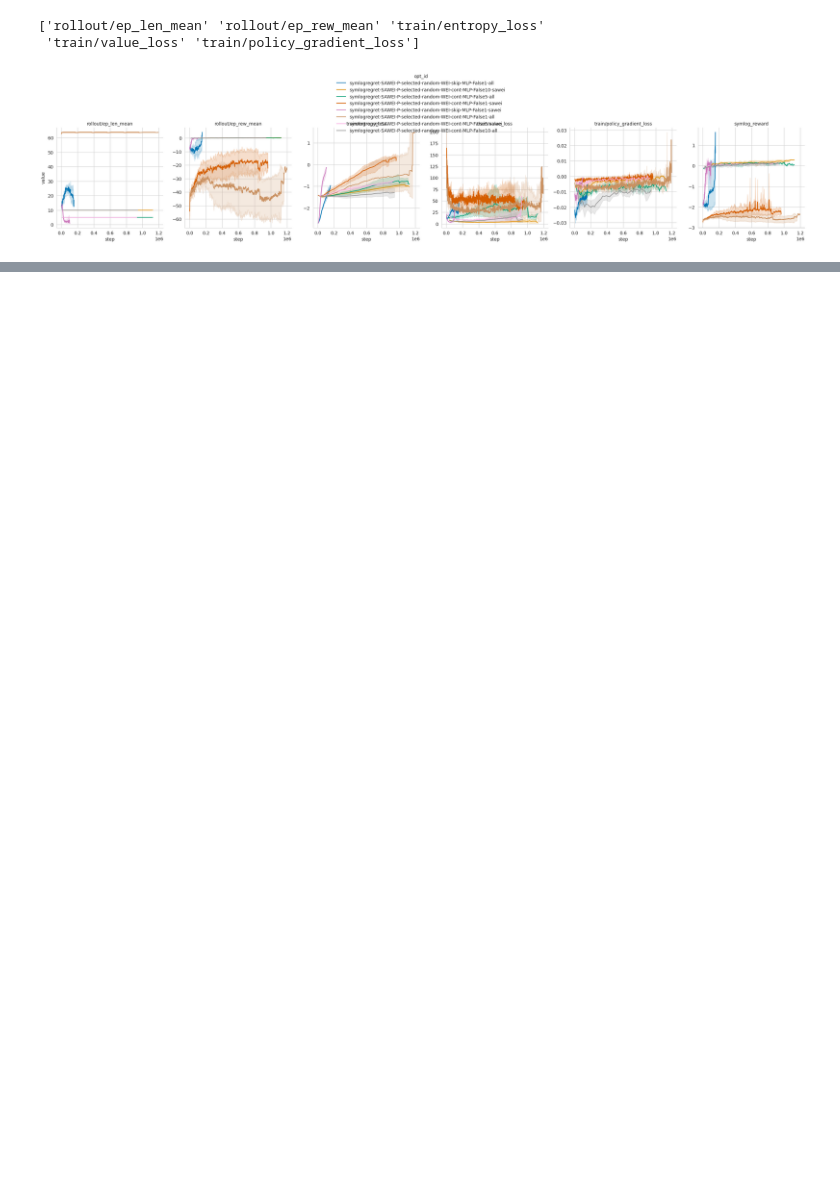
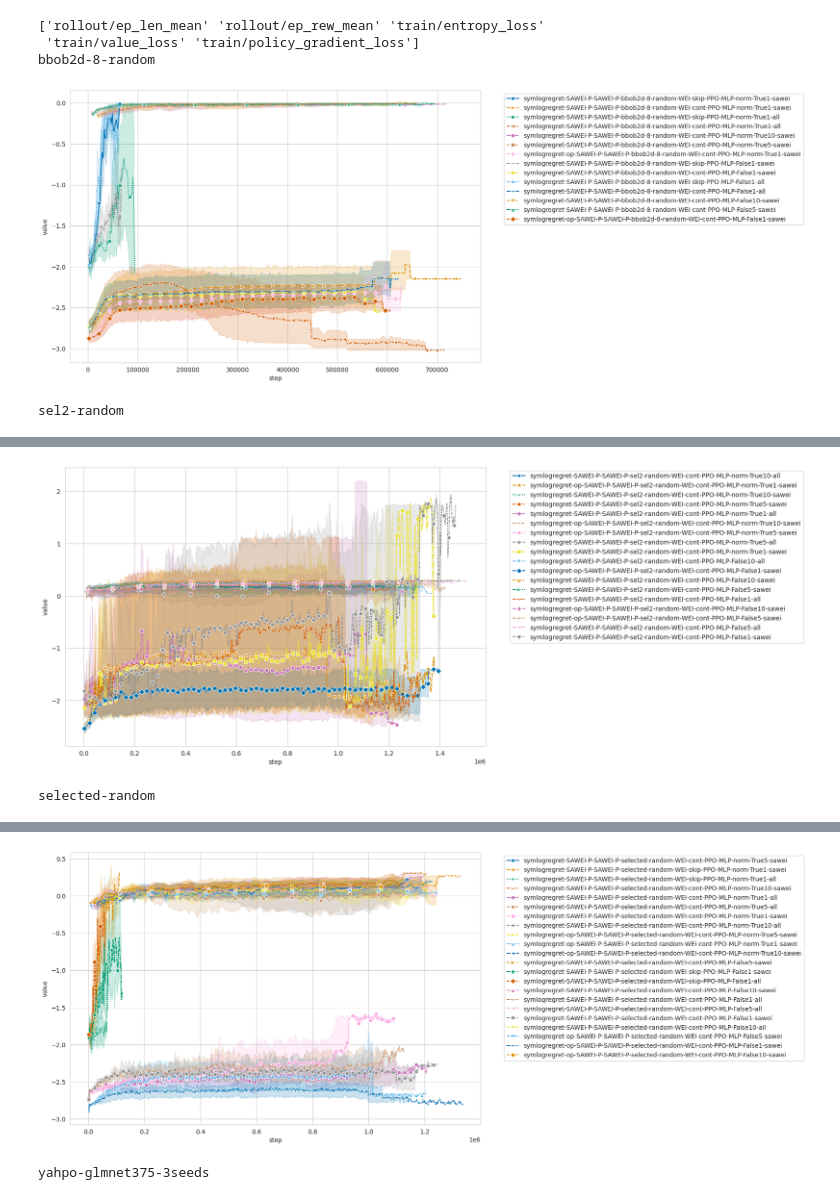
Before and after one commit to automl-private/dacboenv, a Jupyter notebook: notebooks/inspect_training.ipynb, the cells around one changed output, grey strips where cells are left out. Saved outputs shown, nothing was run; the diff lists cells and outputs as text; code cells hidden in the pictures; blank space fills up the shorter version.

```diff
--- a/notebooks/inspect_training.ipynb
+++ b/notebooks/inspect_training.ipynb
@@ -35,10 +35,11 @@ for rundir in tqdm.tqdm(rundirs, total=len(rundirs), desc="Loading PPO training
     try:
         event_file = str(next(iter(rundir.glob("tensorboard/tb_log_2/events*"))))
     except StopIteration:
-        event_file = str(next(iter(rundir.glob("tensorboard/tb_log_1/events*"))))
-    except StopIteration:
-        print(rundir, "ugh")
-        continue
+        try:
+            event_file = str(next(iter(rundir.glob("tensorboard/tb_log_1/events*"))))
+        except StopIteration:
+            print(rundir, "ugh")
+            continue
     ea = event_accumulator.EventAccumulator(
         event_file,
         size_guidance={
@@ -55,7 +56,7 @@ for rundir in tqdm.tqdm(rundirs, total=len(rundirs), desc="Loading PPO training
 
     cfg = OmegaConf.load(rundir / ".hydra/config.yaml")
     df = add_metadata_to_dict(df, cfg)
-    df["architecture"] = df["optimizer_id"].map(lambda x: x.split("-")[1])
+    df["architecture"] = df["optimizer_id"]  #.map(lambda x: x.split("-")[1])
     df["interaction_frequency"] = df["task_id"].map(lambda x: int(x.split("_")[-1].replace("i","")))
     df["obsnorm"] = df["optimizer_id"].map(lambda x: True if "norm" in x else False)
     logs.append(df)
@@ -146,57 +182,70 @@ logs_rew["value"] = logs_rew["value"].map(symlog)
 logs_rew["tag"] = "symlog_reward"
 logs = pd.concat([logs, logs_rew]).reset_index(drop=True)
 
-logs["reward_id"] = logs["reward_id"].map(lambda x: x.split("-")[0])
+# logs["reward_id"] = logs["reward_id"].map(lambda x: x.split("-")[0])
 logs["opt_id"] = logs["reward_id"] + "-" + \
     logs["reference_performance_id"] + "-" + \
         logs["instance_set_id"] + "-" + \
             logs["action_space_id"] + "-" + \
                 logs["architecture"] + "-" + \
                     logs["obsnorm"].map(str) + \
                         logs["interaction_frequency"].map(str) + \
                             "-" + logs["observation_space_id"]
 
 for instance_set_id, gdf in logs.groupby("instance_set_id"):
+    print(instance_set_id)
     # logs_to_plot = gdf[
         # (logs["reward_id"] == "episode_finished_scaled-SAWEI-P") \
         # (logs["reward_id"] == "episode_finished_scaled-DefaultAction") \
         # (logs["reward_id"] == "symlogregret-SAWEI-P") \
         # (logs["reward_id"] == "symlogregret-DefaultAction") \
         #  (logs["action_space_id"] == "WEI-skip") \
         # & (logs["architecture"] == "RNN") \
         # & (logs["obsnorm"] == True) \
     # ]
     logs_to_plot = gdf
 
+    logs_to_plot = logs_to_plot[logs_to_plot["tag"] == "symlog_reward"]
+    logs_to_plot = logs_to_plot[logs_to_plot["optimizer_id"].isin(["PPO-MLP", "PPO-MLP-norm"])]
+    if len(logs_to_plot) == 0:
+        continue
 
     hue = "opt_id"
     hues = logs_to_plot[hue].unique()
-    palette = get_color_palette(optimizers=hues)
+    # palette = get_color_palette(optimizers=hues)
     palette = "colorblind"
     markers = get_marker_palette(optimizers=hues)
-    g = sns.FacetGrid(
-        logs_to_plot,
-        col="tag",
-        # col_wrap=max(5, len(tags_to_plot)),
-        row="reward_id",
-        sharex=True,
-        sharey=False,
-        height=4,
-        hue=hue,
-        palette=palette
-    )
-    # g.map_dataframe(sns.lineplot, x="step", y="value")
-    g.map_dataframe(sns.lineplot, x="step", y="value", markers=markers, markevery=50000,
-                    # estimator=None, units="seed",
-                    )
-    g.set_titles("{col_name}")
-    g.add_legend(bbox_to_anchor=(0.5, 1.1))
-    # g.figure.suptitle(combo)
-    # g.tight_layout()
+
+    fig, ax = plt.subplots(figsize=(12, 8))
+    ax = sns.lineplot(data=logs_to_plot, x="step", y="value", hue=hue, palette=palette, markers=markers, style=hue, ax=ax, markevery=10)
+    ax.legend(bbox_to_anchor=(1.05, 1))
     plt.show()
 
+    # g = sns.FacetGrid(
+    #     logs_to_plot,
+    #     col="tag",
+    #     # col_wrap=max(5, len(tags_to_plot)),
+    #     row="reward_id",
+    #     sharex=True,
+    #     sharey=False,
+    #     height=4,
+    #     hue=hue,
+    #     palette=palette
+    # )
+    # # g.map_dataframe(sns.lineplot, x="step", y="value")
+    # g.map_dataframe(sns.lineplot, x="step", y="value", markers=markers, markevery=50000,
+    #                 # estimator=None, units="seed",
+    #                 )
+    # g.set_titles("{col_name}")
+    # g.add_legend(bbox_to_anchor=(0.5, -0.1))
+    # # g.figure.suptitle(combo)
+    # # g.tight_layout()
+    # plt.show()
+
     # break
 # %% [output]
 ['rollout/ep_len_mean' 'rollout/ep_rew_mean' 'train/entropy_loss'
  'train/value_loss' 'train/policy_gradient_loss']
+bbob2d-8-random
-[figure, old version]
+[figure, new version]
+sel2-random
@@ -202,0 +253,2 @@ for instance_set_id, gdf in logs.groupby("instance_set_id"):
+[figure, added]
+selected-random
@@ -202,0 +256,2 @@ for instance_set_id, gdf in logs.groupby("instance_set_id"):
+[figure, added]
+yahpo-glmnet375-3seeds
```
Also changed, not shown: parts of 3 cells of this notebook, 7 other files.
